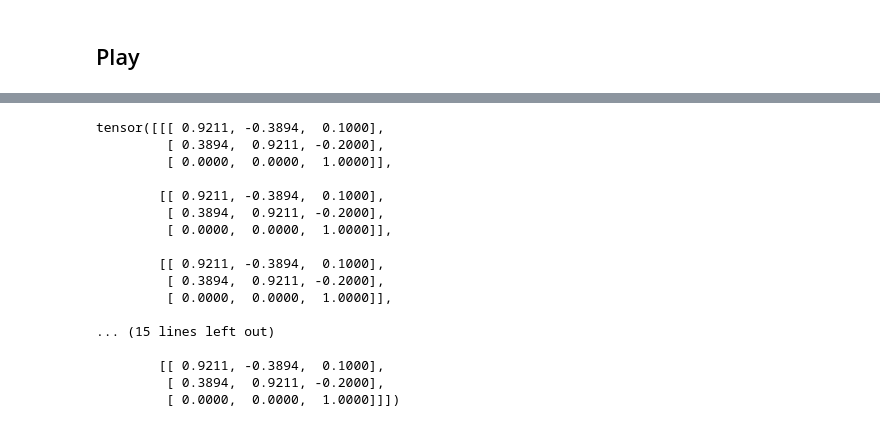
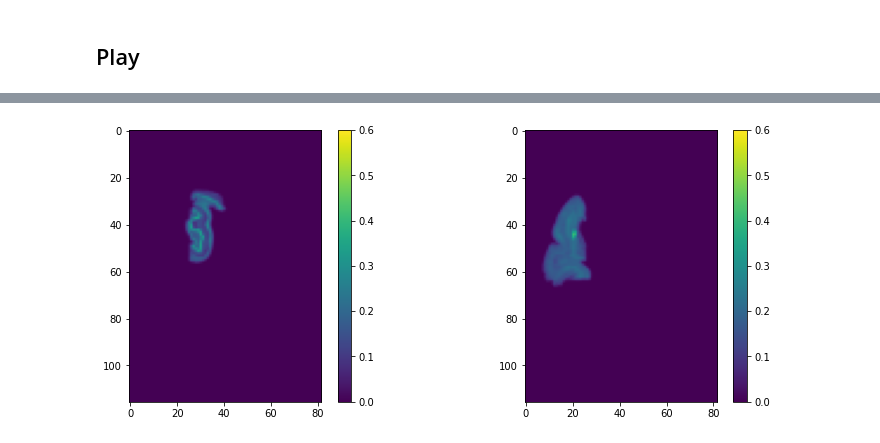
Before and after one commit to pyushkevich/pwreg, a Jupyter notebook: notebooks/test_pwreg.ipynb, the cells around one changed output, grey strips where cells are left out. Cells and saved outputs as stored; diff of their text form; code cells hidden in the pictures.

```diff
--- a/notebooks/test_pwreg.ipynb
+++ b/notebooks/test_pwreg.ipynb
@@ -56,21 +59,9 @@ fig.colorbar(ax2.imshow(q[0,0,:,:], vmin=-0.1, vmax=0.3), ax=ax2)
-# %%
-
-M
-# %% [output]
-tensor([[[ 0.9211, -0.3894,  0.1000],
-         [ 0.3894,  0.9211, -0.2000],
-         [ 0.0000,  0.0000,  1.0000]],
-
-        [[ 0.9211, -0.3894,  0.1000],
-         [ 0.3894,  0.9211, -0.2000],
-         [ 0.0000,  0.0000,  1.0000]],
-
-        [[ 0.9211, -0.3894,  0.1000],
-         [ 0.3894,  0.9211, -0.2000],
-         [ 0.0000,  0.0000,  1.0000]],
-
-... (15 lines left out)
-
-        [[ 0.9211, -0.3894,  0.1000],
-         [ 0.3894,  0.9211, -0.2000],
-         [ 0.0000,  0.0000,  1.0000]]])
+# %%
+I,J,M = R.I_fix.T, q, R.M_fix.T
+# %%
+# Show the masked image piece
+fig, (ax1, ax2) = plt.subplots(figsize=(13, 5), ncols=2);
+fig.colorbar(ax1.imshow((I*M)[0,0,:,:], vmin=0.0, vmax=0.6), ax=ax1);
+fig.colorbar(ax2.imshow((I*M)[1,0,:,:], vmin=0.0, vmax=0.6), ax=ax2);
+# %% [output]
+[figure, added]
```
Also changed, not shown: parts of 23 cells of this notebook, 6 other files.
